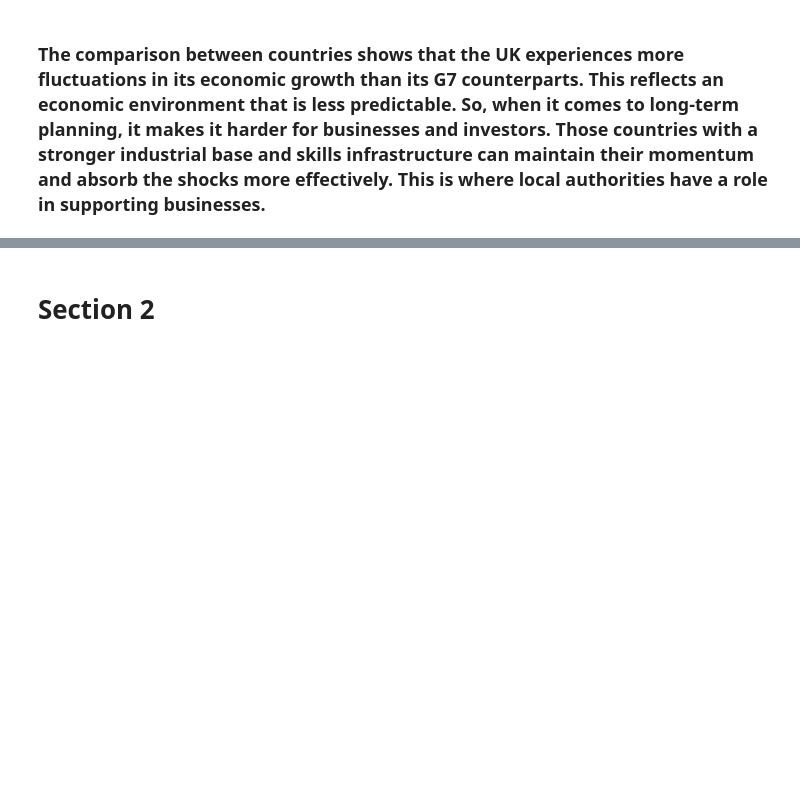
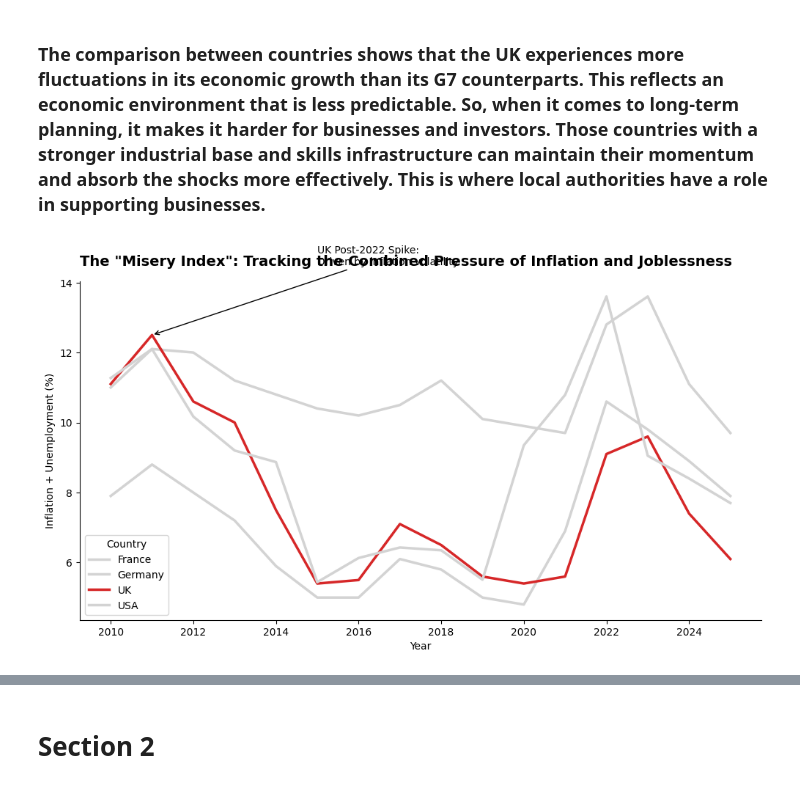
Before and after one commit to Ray99-cpu/Macro_Analysis, a Jupyter notebook: jupyter_notebooks/macro_econ_analysis.ipynb, the cells around one changed output, grey strips where cells are left out. Cells and saved outputs as stored; diff of their text form; code cells hidden in the pictures; blank space fills up the shorter version.

Commit message:
Add misery index commentary.

```diff
--- a/jupyter_notebooks/macro_econ_analysis.ipynb
+++ b/jupyter_notebooks/macro_econ_analysis.ipynb
@@ -352,3 +352,49 @@ Passing `palette` without assigning `hue` is deprecated and will be removed in v
 [figure]
 # %% [markdown]
 ### The comparison between countries shows that the UK experiences more fluctuations in its economic growth than its G7 counterparts. This reflects an economic environment that is less predictable. So, when it comes to long-term planning, it makes it harder for businesses and investors. Those countries with a stronger industrial base and skills infrastructure can maintain their momentum and absorb the shocks more effectively. This is where local authorities have a role in supporting businesses.
+# %%
+# Create the metric using the correct column names
+macro_data['misery_index'] = (
+    macro_data['Inflation Rate (%)'] + macro_data['Unemployment Rate (%)']
+)
+
+plt.figure(figsize=(12, 6))
+
+# Define colours for the story
+palette = {c: "lightgrey" for c in macro_data['Country'].unique()}
+palette['UK'] = "#d62728"
+
+sns.lineplot(
+    data=macro_data,
+    x='Year',
+    y='misery_index',
+    hue='Country',
+    palette=palette,
+    linewidth=2.5
+)
+
+plt.title(
+    'The "Misery Index": Tracking the Combined Pressure of Inflation and Joblessness',
+    loc='left',
+    fontsize=14,
+    fontweight='bold',
+    pad=15
+)
+plt.ylabel('Inflation + Unemployment (%)')
+
+# Add a Dykes-style annotation
+uk_subset = macro_data[macro_data['Country'] == 'UK']
+peak_year = uk_subset.loc[uk_subset['misery_index'].idxmax(), 'Year']
+peak_value = uk_subset['misery_index'].max()
+
+plt.annotate(
+    'UK Post-2022 Spike:\nDriven by inflation volatility',
+    xy=(peak_year, peak_value),
+    xytext=(2015, peak_value + 2),
+    arrowprops=dict(arrowstyle='->', color='black')
+)
+
+sns.despine()
+plt.show()
+# %% [output]
+[figure, added]
```
Also changed, not shown: parts of 1 cell of this notebook.
